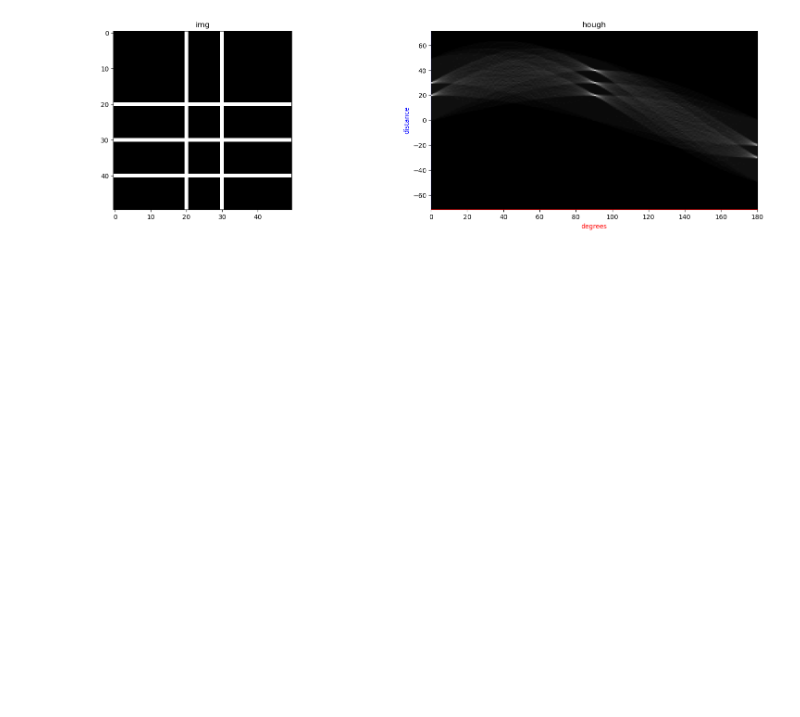
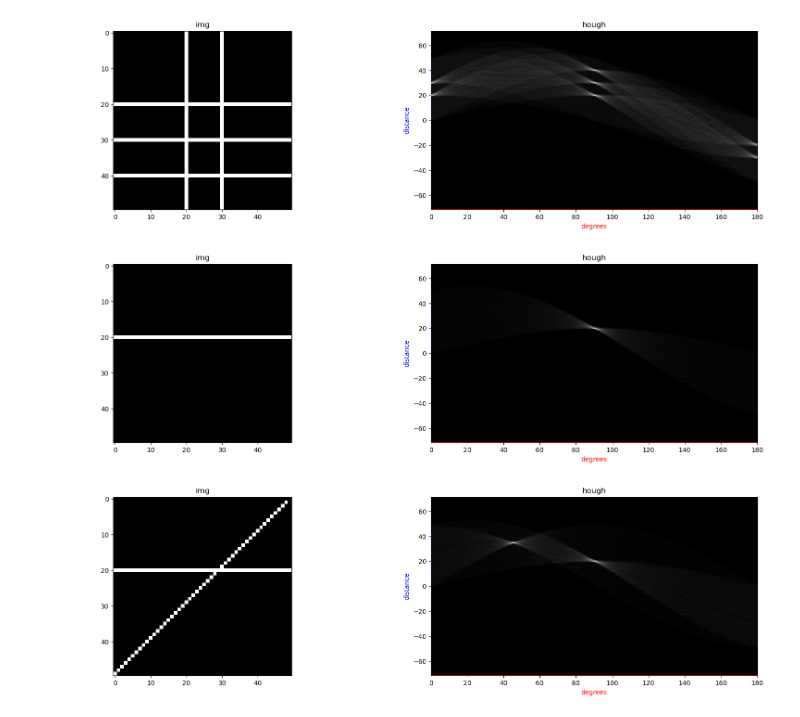
Before and after one commit to xiaoyao9184/awesome-text-deskew, a Jupyter notebook: notebooks/hough-transform.lean.ipynb, the cells around one changed output. Saved outputs shown, nothing was run; the diff lists cells and outputs as text; code cells hidden in the pictures; blank space fills up the shorter version.

Commit message:
Update hough-transform.lean

```diff
--- a/notebooks/hough-transform.lean.ipynb
+++ b/notebooks/hough-transform.lean.ipynb
@@ -203,3 +203,20 @@ draw_img_hough(img)
 [figure]
 [figure]
 [figure]
+# %%
+# image with empty
+img = np.zeros((50, 50))
+
+# image with one line
+img[20] = 255
+draw_img_hough(img)
+
+# image with two lines
+for i in range(49):
+    x = i
+    y = -x + 49
+    img[y,x] = 255
+draw_img_hough(img)
+# %% [output]
+[figure, added]
+[figure, added]
```
